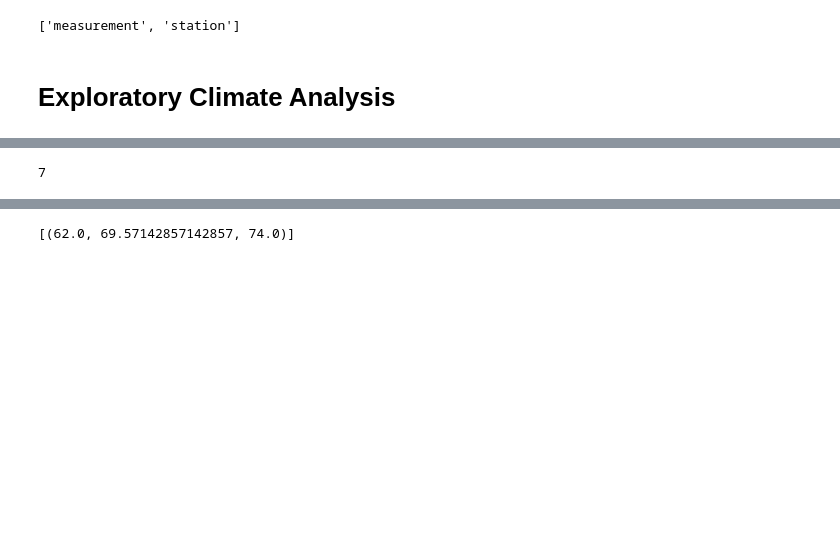
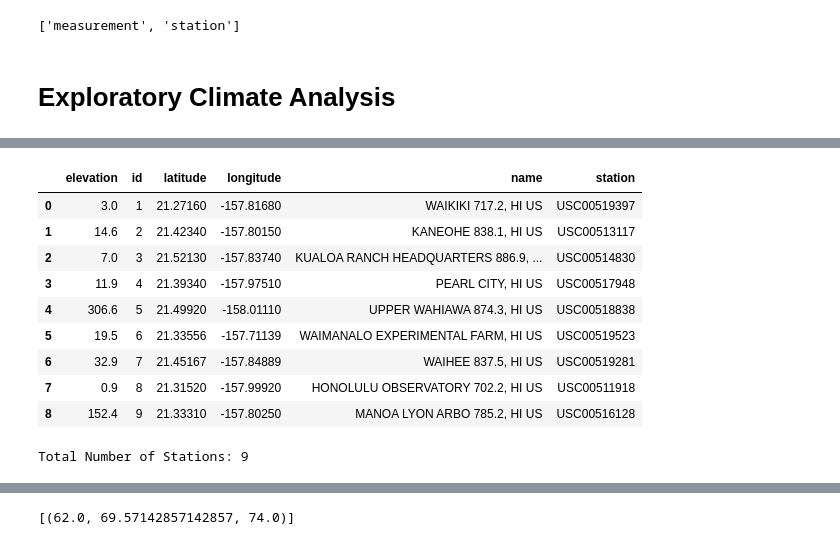
Before and after one commit to kishore145/sql_alchemy, a Jupyter notebook: climate_starter.ipynb, the cells around one changed output, grey strips where cells are left out. Cells and saved outputs as stored; diff of their text form; code cells hidden in the pictures; blank space fills up the shorter version.

```diff
--- a/climate_starter.ipynb
+++ b/climate_starter.ipynb
@@ -151,5 +116,33 @@ measurement_df.describe()
+# %%
+# Read station table
+station_list = session.query(Station).all()
+station_list_all = []
+
+for s in station_list:
+    station_list_all.append({'id': s.id,
+                             'station': s.station,
+                             'name': s.name,
+                             'latitude': s.latitude,
+                             'longitude': s.longitude,
+                             'elevation' : s.elevation})
+
+
+# Save the query results as a Pandas DataFrame
+station_df = pd.DataFrame.from_dict(station_list_all)
+display(station_df)
+# %% [output]
+|  | elevation | id | latitude | longitude | name | station |
+| 0 | 3.0 | 1 | 21.27160 | -157.81680 | WAIKIKI 717.2, HI US | USC00519397 |
+| 1 | 14.6 | 2 | 21.42340 | -157.80150 | KANEOHE 838.1, HI US | USC00513117 |
+| 2 | 7.0 | 3 | 21.52130 | -157.83740 | KUALOA RANCH HEADQUARTERS 886.9, ... | USC00514830 |
+| 3 | 11.9 | 4 | 21.39340 | -157.97510 | PEARL CITY, HI US | USC00517948 |
+| 4 | 306.6 | 5 | 21.49920 | -158.01110 | UPPER WAHIAWA 874.3, HI US | USC00518838 |
+| 5 | 19.5 | 6 | 21.33556 | -157.71139 | WAIMANALO EXPERIMENTAL FARM, HI US | USC00519523 |
+| 6 | 32.9 | 7 | 21.45167 | -157.84889 | WAIHEE 837.5, HI US | USC00519281 |
+| 7 | 0.9 | 8 | 21.31520 | -157.99920 | HONOLULU OBSERVATORY 702.2, HI US | USC00511918 |
+| 8 | 152.4 | 9 | 21.33310 | -157.80250 | MANOA LYON ARBO 785.2, HI US | USC00516128 |
 # %%
 # How many stations are available in this dataset?
-measurement_df['station'].nunique()
+print(f'Total Number of Stations: {len(station_df)}')
 # %% [output]
-7
+Total Number of Stations: 9
```
Also changed, not shown: parts of 18 cells of this notebook, 2 other files.
